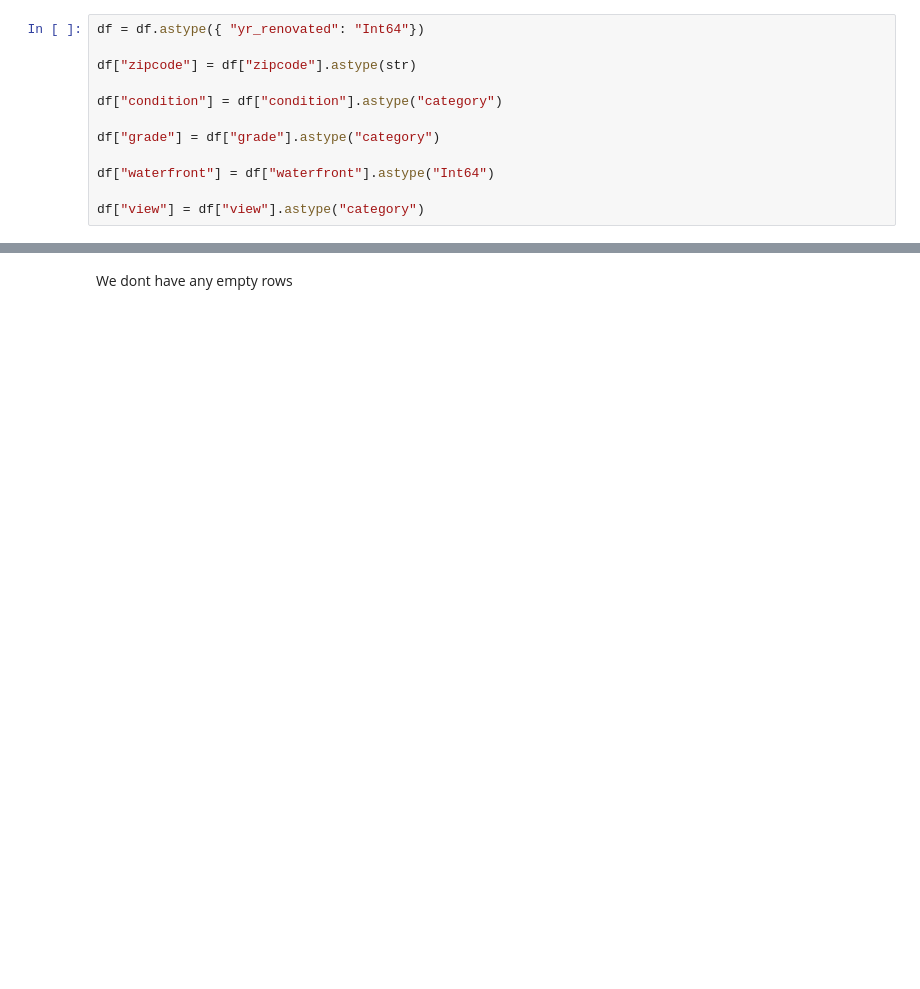
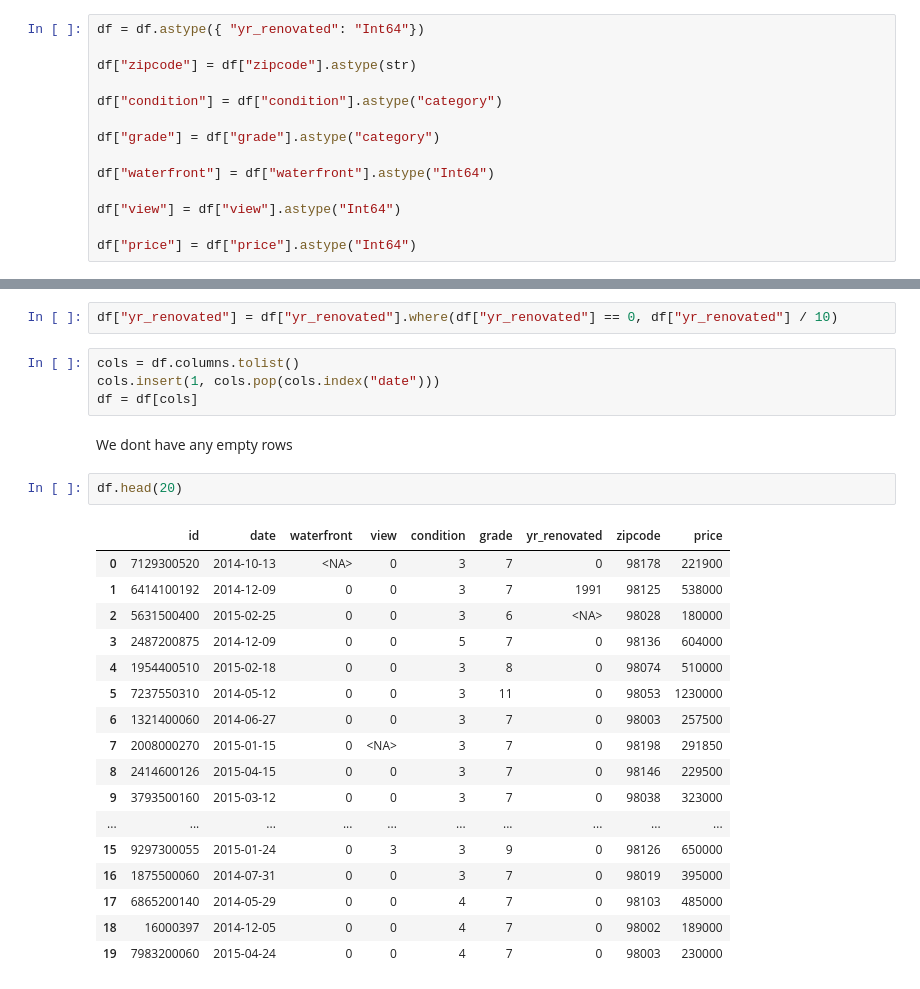
Before and after one commit to Dhanyacode12/ds-eda-project-template, a Jupyter notebook: 04_eda.ipynb, the cells around one changed output, grey strips where cells are left out. Saved outputs shown, nothing was run; the diff lists cells and outputs as text; blank space fills up the shorter version.

```diff
--- a/04_eda.ipynb
+++ b/04_eda.ipynb
@@ -53,4 +53,6 @@ df["grade"] = df["grade"].astype("category")
 
 df["waterfront"] = df["waterfront"].astype("Int64")
 
-df["view"] = df["view"].astype("category")
+df["view"] = df["view"].astype("Int64")
+
+df["price"] = df["price"].astype("Int64")
@@ -125,2 +162,28 @@ rows after dropna(how='all'): 21597
+# %%
+df["yr_renovated"] = df["yr_renovated"].where(df["yr_renovated"] == 0, df["yr_renovated"] / 10)
+# %%
+cols = df.columns.tolist()
+cols.insert(1, cols.pop(cols.index("date")))
+df = df[cols]
 # %% [markdown]
 We dont have any empty rows
+# %%
+df.head(20)
+# %% [output]
+|  | id | date | waterfront | view | condition | grade | yr_renovated | zipcode | price |
+| 0 | 7129300520 | 2014-10-13 | <NA> | 0 | 3 | 7 | 0 | 98178 | 221900 |
+| 1 | 6414100192 | 2014-12-09 | 0 | 0 | 3 | 7 | 1991 | 98125 | 538000 |
+| 2 | 5631500400 | 2015-02-25 | 0 | 0 | 3 | 6 | <NA> | 98028 | 180000 |
+| 3 | 2487200875 | 2014-12-09 | 0 | 0 | 5 | 7 | 0 | 98136 | 604000 |
+| 4 | 1954400510 | 2015-02-18 | 0 | 0 | 3 | 8 | 0 | 98074 | 510000 |
+| 5 | 7237550310 | 2014-05-12 | 0 | 0 | 3 | 11 | 0 | 98053 | 1230000 |
+| 6 | 1321400060 | 2014-06-27 | 0 | 0 | 3 | 7 | 0 | 98003 | 257500 |
+| 7 | 2008000270 | 2015-01-15 | 0 | <NA> | 3 | 7 | 0 | 98198 | 291850 |
+| 8 | 2414600126 | 2015-04-15 | 0 | 0 | 3 | 7 | 0 | 98146 | 229500 |
+| 9 | 3793500160 | 2015-03-12 | 0 | 0 | 3 | 7 | 0 | 98038 | 323000 |
+| ... | ... | ... | ... | ... | ... | ... | ... | ... | ... |
+| 15 | 9297300055 | 2015-01-24 | 0 | 3 | 3 | 9 | 0 | 98126 | 650000 |
+| 16 | 1875500060 | 2014-07-31 | 0 | 0 | 3 | 7 | 0 | 98019 | 395000 |
+| 17 | 6865200140 | 2014-05-29 | 0 | 0 | 4 | 7 | 0 | 98103 | 485000 |
+| 18 | 16000397 | 2014-12-05 | 0 | 0 | 4 | 7 | 0 | 98002 | 189000 |
+| 19 | 7983200060 | 2015-04-24 | 0 | 0 | 4 | 7 | 0 | 98003 | 230000 |
```
Also changed, not shown: parts of 7 cells of this notebook.
